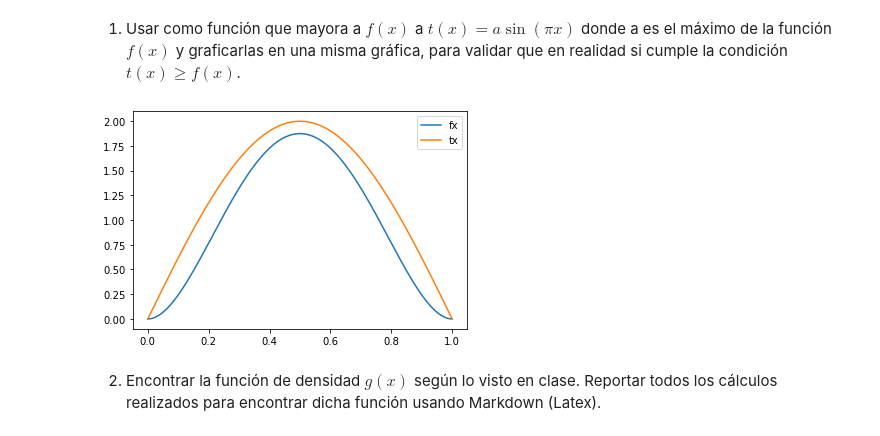
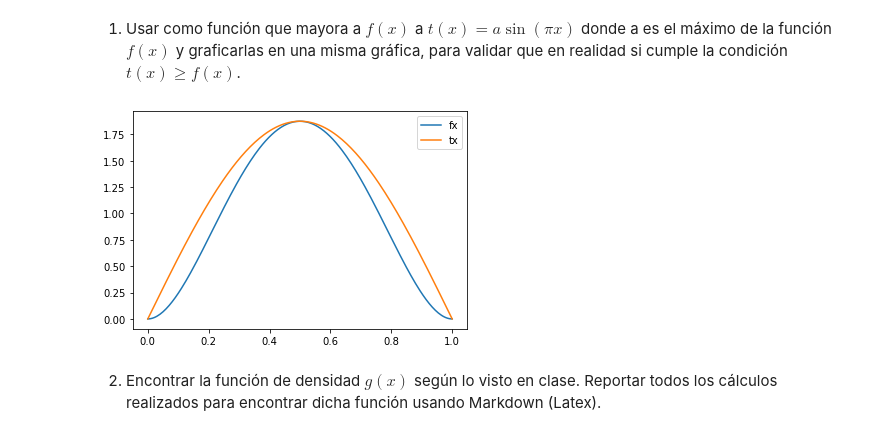
Before and after one commit to Zairo9/ProyectoConjunto_LSanchez_GHerrera, a Jupyter notebook: Tarea_5.ipynb, the cells around one changed output. Saved outputs shown, nothing was run; the diff lists cells and outputs as text; code cells hidden in the pictures.

```diff
--- a/Tarea_5.ipynb
+++ b/Tarea_5.ipynb
@@ -27,14 +27,15 @@ from scipy import optimize
 # %%
 # Código de solución estudiante 1
 # %%
+a = f(optimize.fmin(lambda x: -f(x), 0, disp = False))
 fx = lambda x: 30*(x**2-2*x**3+x**4)
-tx = lambda x: 2*np.sin(np.pi*x)
+tx = lambda x: a*np.sin(np.pi*x)
 dominio = np.linspace(0,1,200)
 plt.plot(dominio, fx(dominio), label='fx')
 plt.plot(dominio, tx(dominio), label='tx')
 plt.legend();
 # %% [output]
-[figure, old version]
+[figure, new version]
 # %%
 # Código de solución estudiante 2
 # %% [markdown]
```
Also changed, not shown: parts of 8 cells of this notebook.
